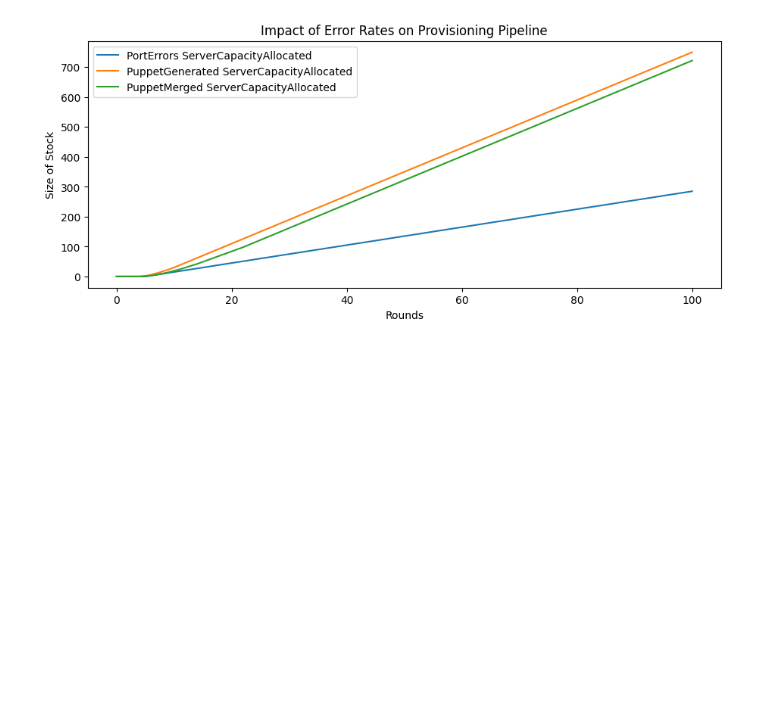
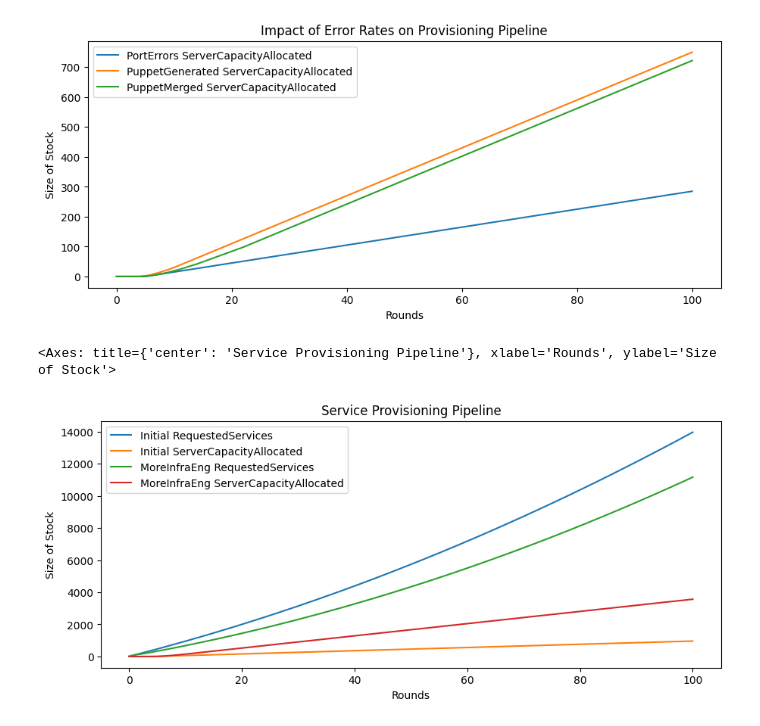
Before and after one commit to lethain/eng-strategy-models, a Jupyter notebook: UberServiceOnboarding.ipynb, the cells around one changed output. Drawn from its saved outputs; the diff is of its cells as text; code cells hidden in the pictures; blank space fills up the shorter version.

Commit message:
Finish model for uber sys provis post

```diff
--- a/UberServiceOnboarding.ipynb
+++ b/UberServiceOnboarding.ipynb
@@ -208,3 +214,36 @@ chart(title, x_axis, y_axis, cols, combined_errors)
 # %% [output]
 <Axes: title={'center': 'Impact of Error Rates on Provisioning Pipeline'}, xlabel='Rounds', ylabel='Size of Stock'>
 [figure]
+# %%
+# what happens if we hire more infrastructure engineers?
+# model by increasing the maximum size of inflight services stock from 10 to 50
+
+spec_more_infra = """
+HiringRate(10)
+ProductEngineers(1000)
+[PotentialHires] > ProductEngineers @ HiringRate
+
+[PotentialServices] > RequestedServices(10) @ ProductEngineers / 10
+RequestedServices > InflightServices(0, 50) @ Leak(1.0)
+InflightServices > PortNameAssigned @ Leak(1.0)
+PortNameAssigned > PuppetGenerated @ Leak(0.8)
+PortNameAssigned > RequestedServices @ Leak(0.2)
+
+PuppetGenerated > PuppetConfigMerged @ Leak(0.8)
+PuppetGenerated > InflightServices @ Leak(0.2)
+
+PuppetConfigMerged > ServerCapacityAllocated @ Leak(0.8)
+PuppetConfigMerged > PuppetGenerated @ Leak(0.2)
+"""
+model_more_infra, results_more_infra = results_for_spec(spec_more_infra, 100)
+# %%
+title = 'Service Provisioning Pipeline'
+y_axis = 'Size of Stock'
+x_axis = 'Rounds'
+cols = ['RequestedServices', 'ServerCapacityAllocated']
+
+combined_more_infra = {'Initial': results1, 'MoreInfraEng': results_more_infra }
+chart(title, x_axis, y_axis, cols, combined_more_infra)
+# %% [output]
+<Axes: title={'center': 'Service Provisioning Pipeline'}, xlabel='Rounds', ylabel='Size of Stock'>
+[figure, added]
```
Also changed, not shown: parts of 3 cells of this notebook.
